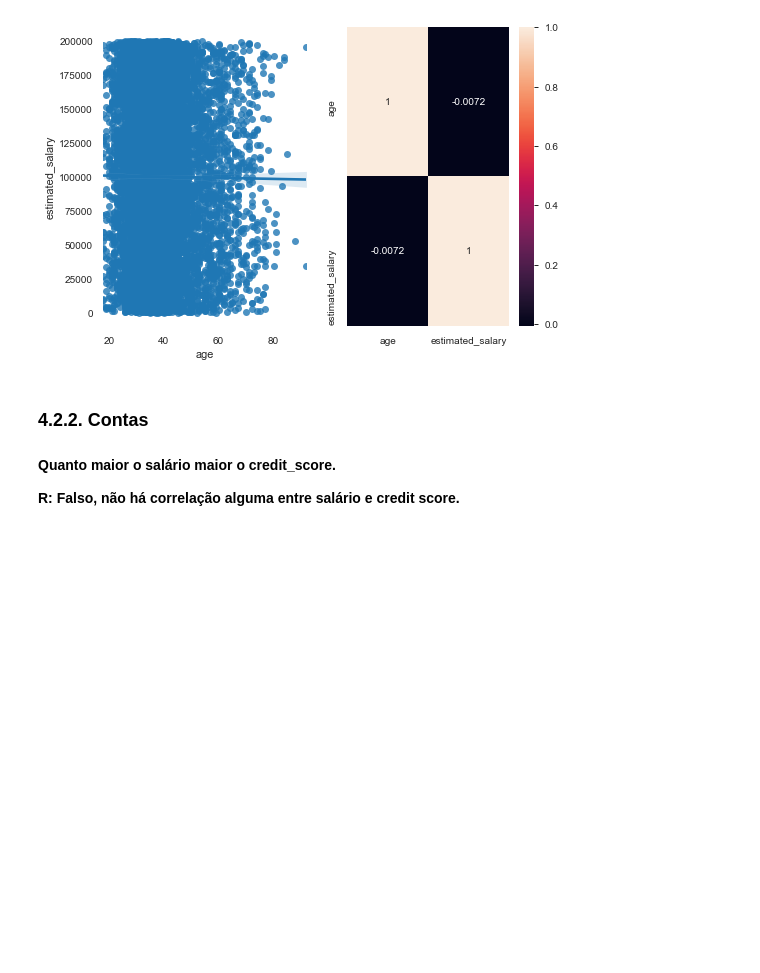
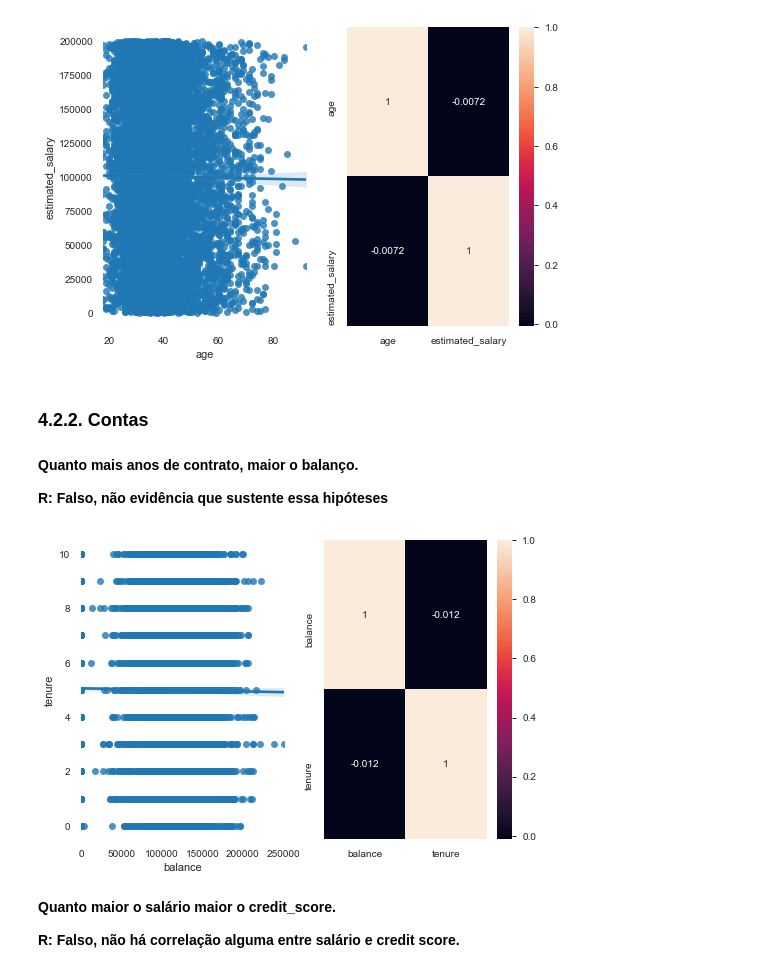
Before and after one commit to jpvazquezz/churn-prediction-topbank, a Jupyter notebook: notebooks/c7.0-vzz-bussiness-report.ipynb, the cells around one changed output. Cells and saved outputs as stored; diff of their text form; code cells hidden in the pictures; blank space fills up the shorter version.

```diff
--- a/notebooks/c7.0-vzz-bussiness-report.ipynb
+++ b/notebooks/c7.0-vzz-bussiness-report.ipynb
@@ -529,6 +529,18 @@ sns.heatmap(df4[['age','estimated_salary']].corr(method='pearson'),annot=True);
 [figure]
 # %% [markdown]
 ### 4.2.2. Contas
+# %% [markdown]
+**Quanto mais anos de contrato, maior o balanço.**
+
+**R: Falso, não evidência que sustente essa hipóteses**
+# %%
+plt.subplot(1,2,1)
+sns.regplot(x='balance',y='tenure',data=df4);
+
+plt.subplot(1,2,2)
+sns.heatmap(df4[['balance','tenure']].corr(method='pearson'),annot=True);
+# %% [output]
+[figure, added]
 # %% [markdown]
 **Quanto maior o salário maior o credit_score.**
 
```
Also changed, not shown: parts of 4 cells of this notebook.
